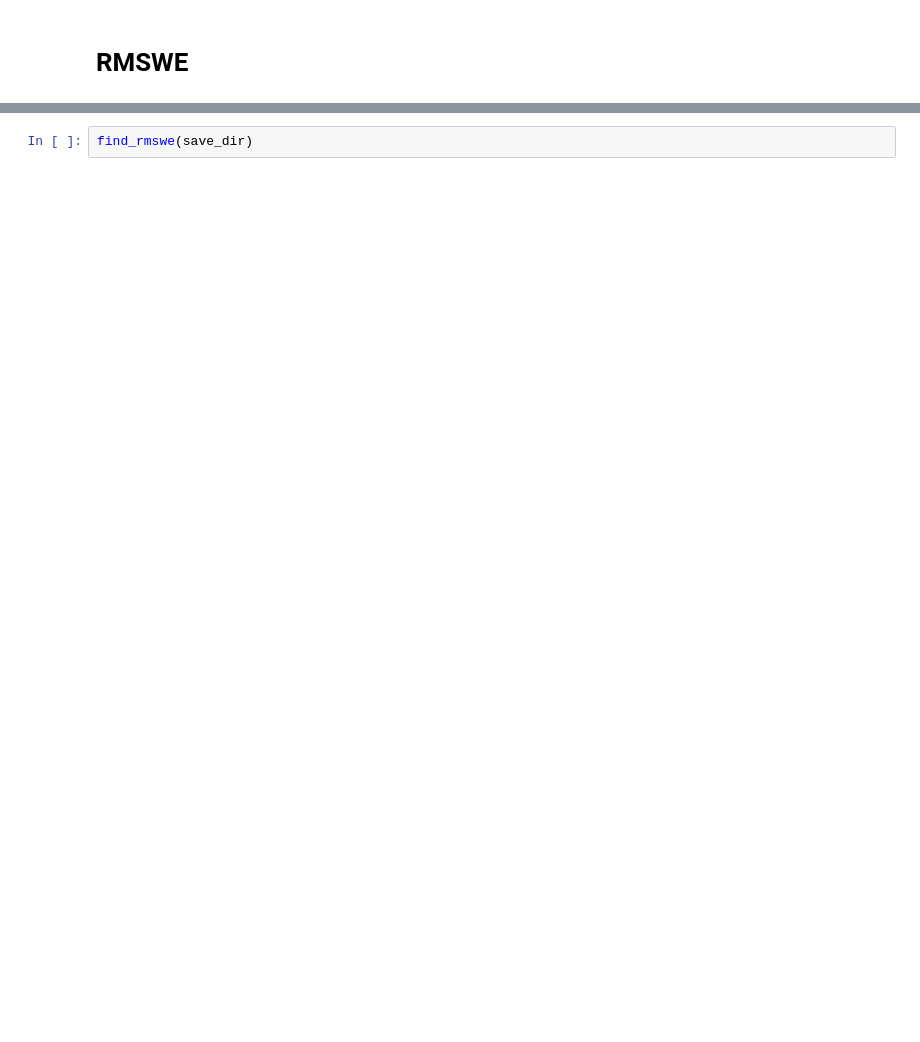
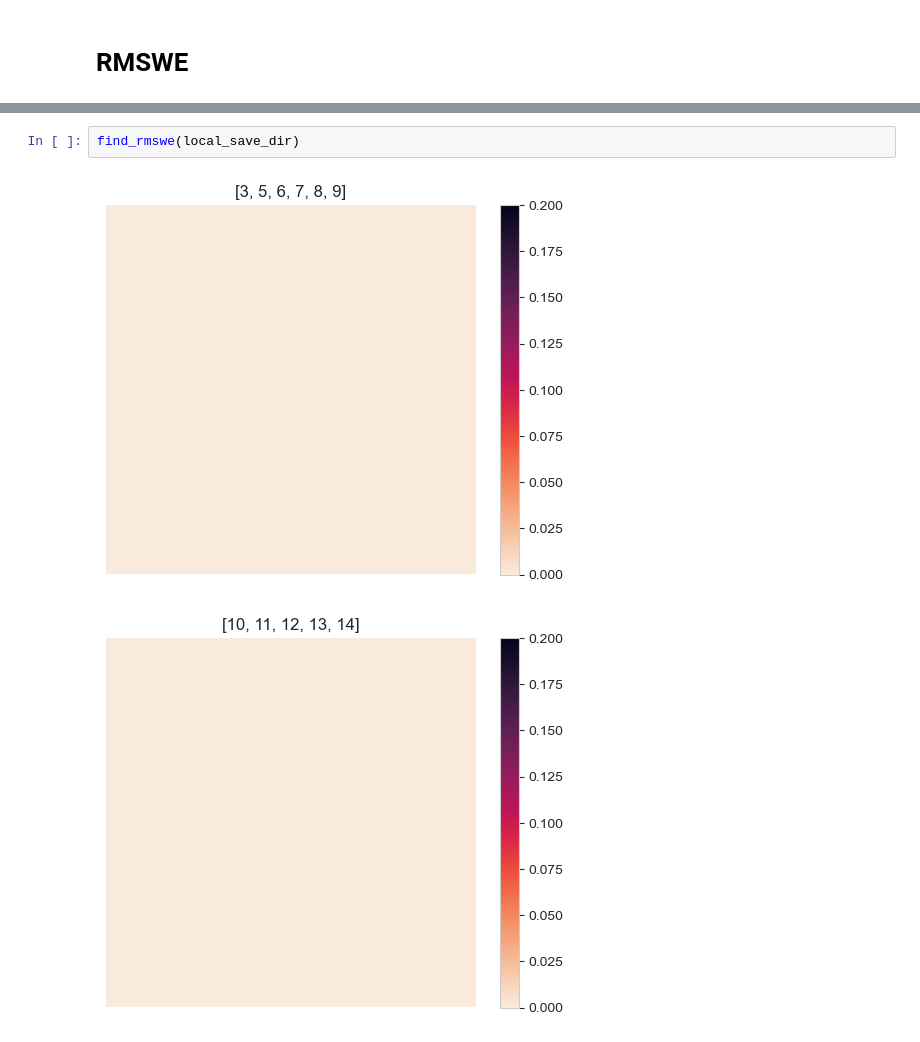
Before and after one commit to jqwhite/abberation_mapping, a Jupyter notebook: 02_analyse_zola_results.ipynb, the cells around one changed output, grey strips where cells are left out. Cells and saved outputs as stored; diff of their text form; blank space fills up the shorter version.

```diff
--- a/02_analyse_zola_results.ipynb
+++ b/02_analyse_zola_results.ipynb
@@ -176,2 +387,5 @@ save_dir
 # %%
-find_rmswe(save_dir)
+find_rmswe(local_save_dir)
+# %% [output]
+[figure, added]
+[figure, added]
```
Also changed, not shown: parts of 38 cells of this notebook, 3 other files.
